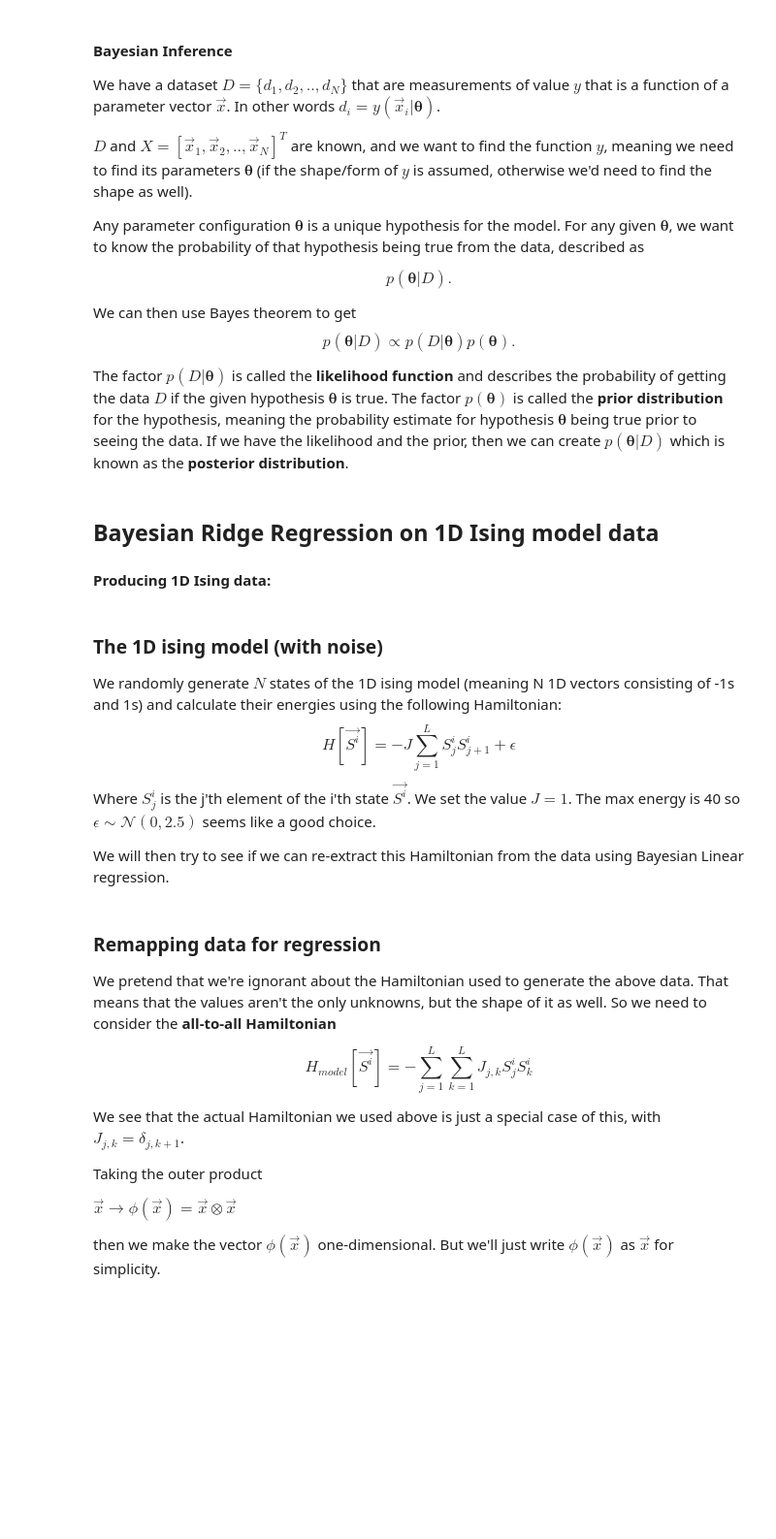
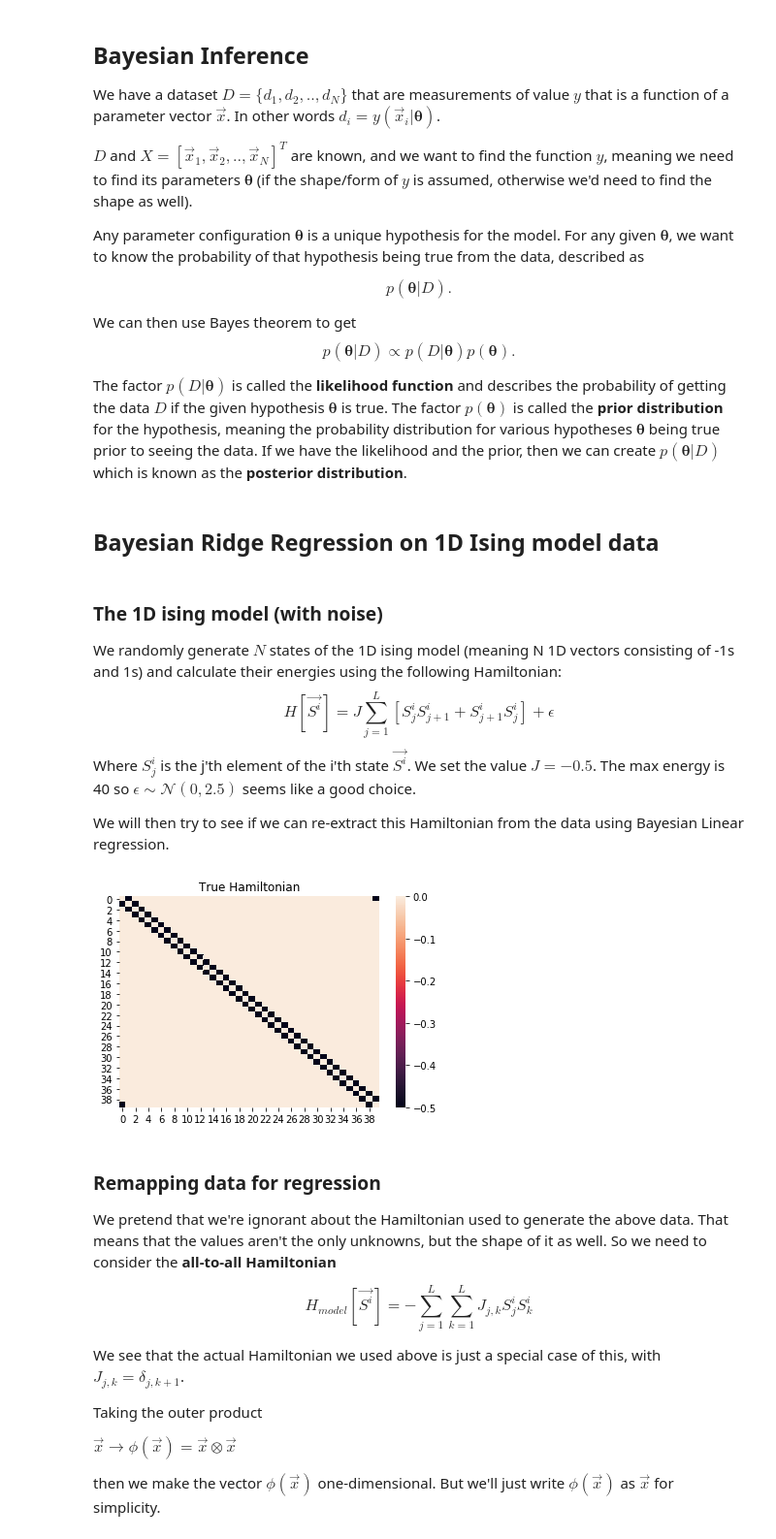
Before and after one commit to Kodemannen/Bayesian-Inference-and-Machine-Learning, a Jupyter notebook: Presentation.ipynb, the cells around one changed output. Shown at 97% size. Drawn from its saved outputs; the diff is of its cells as text; code cells hidden in the pictures; blank space fills up the shorter version.

```diff
--- a/Presentation.ipynb
+++ b/Presentation.ipynb
@@ -45,5 +51,5 @@ with $p(B)$ as a normalization constant to make sure that $\int_A p(B|A')p(A')dA
 # %% [markdown]
-#### Bayesian Inference
+## Bayesian Inference
 
 We have a dataset $D = \{d_1, d_2, .., d_N\}$ that are measurements of value $y$ that is a function of a parameter vector $\vec{x}$. In other words $d_i = y(\vec{x}_i | \boldsymbol{\theta})$.
 
@@ -62,19 +68,17 @@ $$
 p(\boldsymbol{\theta}|D)  \propto {p(D|\boldsymbol{\theta})p(\boldsymbol{\theta})}
 }.$$
 
-The factor $p(D|\boldsymbol{\theta})$ is called the __likelihood function__ and describes the probability of getting the data $D$ if the given hypothesis $\boldsymbol{\theta}$ is true. The factor $p(\boldsymbol{\theta})$ is called the __prior distribution__  for the hypothesis, meaning the probability estimate for hypothesis $\boldsymbol{\theta}$ being true prior to seeing the data. If we have the likelihood and the prior, then we can create $p(\boldsymbol{\theta}|D)$ which is known as the __posterior distribution__.
+The factor $p(D|\boldsymbol{\theta})$ is called the __likelihood function__ and describes the probability of getting the data $D$ if the given hypothesis $\boldsymbol{\theta}$ is true. The factor $p(\boldsymbol{\theta})$ is called the __prior distribution__  for the hypothesis, meaning the probability distribution for various hypotheses $\boldsymbol{\theta}$ being true prior to seeing the data. If we have the likelihood and the prior, then we can create $p(\boldsymbol{\theta}|D)$ which is known as the __posterior distribution__.
 # %% [markdown]
 ## Bayesian Ridge Regression on 1D Ising model data
-
-#### Producing 1D Ising data:
 # %% [markdown]
 ### The 1D ising model (with noise)
 
 We randomly generate $N$ states of the 1D ising model (meaning N 1D vectors consisting of -1s and 1s) and calculate their energies using the following Hamiltonian:
 $$
-H[\vec{S^i}] = - J\sum_{j=1}^LS_j^i S_{j+1}^i + \epsilon
+H[\vec{S^i}] = J\sum_{j=1}^L [S_j^i S_{j+1}^i + S_{j+1}^i S_j^i] + \epsilon
 $$
-Where $S_j^i$ is the j'th element of the i'th state $\vec{S^i}$. We set the value $J=1$. The max energy is 40 so $\epsilon \sim \mathcal{N}(0,2.5)$ seems like a good choice.
+Where $S_j^i$ is the j'th element of the i'th state $\vec{S^i}$. We set the value $J=-0.5$. The max energy is 40 so $\epsilon \sim \mathcal{N}(0,2.5)$ seems like a good choice.
 
 We will then try to see if we can re-extract this Hamiltonian from the data using Bayesian Linear regression.
 # %%
@@ -82,37 +86,47 @@ import numpy as np
 import scipy.sparse as sp
 np.random.seed(13)
 
 import warnings
 # Comment this to turn on warnings
 warnings.filterwarnings('ignore')
 
 ### define Ising model aprams
 # system size
 L=40
 
 # create 10000 random Ising states
 states=np.random.choice([-1, 1], size=(1000,L))
 
-def ising_energies(states_):
+def ising_energies(states_, plot_true=False):
     """
     This function calculates the energies of the states in the nn Ising Hamiltonian
     """
     L = states.shape[1]
     J = np.zeros((L, L),)
     for i in range(L):
-        J[i,(i+1)%L]=-1.0 # interaction between nearest-neighbors
-
+        J[i,(i+1)%L]=-0.5 # interaction between nearest-neighbors
+        J[(i+1)%L,i]=-0.5
     # compute energies
     E = np.einsum('...i,ij,...j->...',states_,J,states_)
 
+    if plot_true:
+        import matplotlib.pyplot as plt
+        %matplotlib inline
+        import seaborn as sns
+
+        sns.heatmap(J)
+        plt.title("True Hamiltonian")
+        plt.show()
     return E
 
 # calculate Ising energies
-energies=ising_energies(states)
+energies=ising_energies(states,plot_true=True)
 
 # Adding noise:
 noise_variance = 2.5
 energies += np.random.normal(0,scale=np.sqrt(noise_variance), size=energies.shape)
+# %% [output]
+[figure, added]
 # %% [markdown]
 ### Remapping data for regression
 
```
Also changed, not shown: parts of 10 cells of this notebook.
